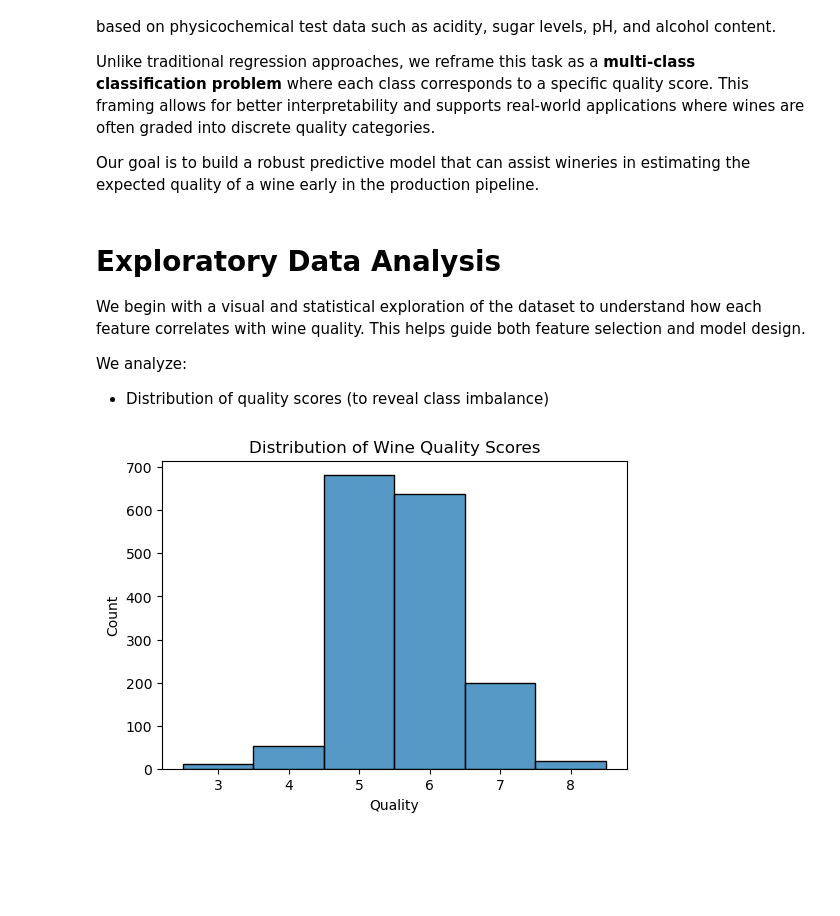
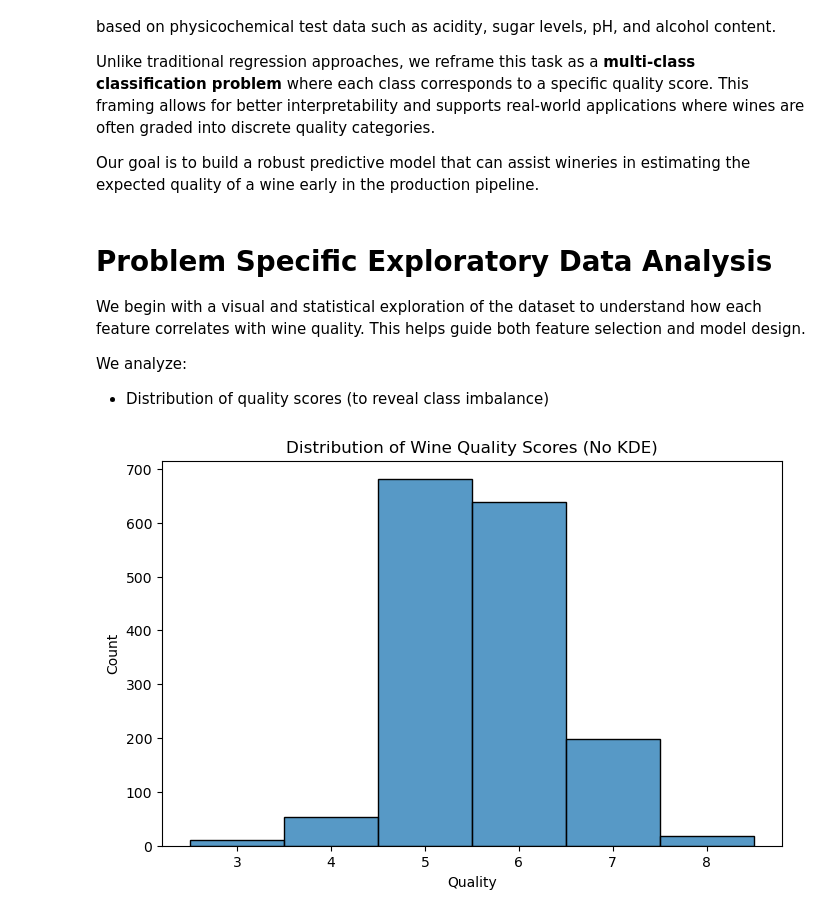
Before and after one commit to n24024/SC1015-miniproject, a Jupyter notebook: AK_final.ipynb, the cells around one changed output. Saved outputs shown, nothing was run; the diff lists cells and outputs as text; code cells hidden in the pictures; blank space fills up the shorter version.

```diff
--- a/AK_final.ipynb
+++ b/AK_final.ipynb
@@ -20,7 +20,7 @@ from xgboost import XGBClassifier
 # Load the dataset
 df = pd.read_csv("winequality-red.csv")
 # %% [markdown]
-# Exploratory Data Analysis
+# Problem Specific Exploratory Data Analysis
 
 We begin with a visual and statistical exploration of the dataset to understand how each feature correlates with wine quality. This helps guide both feature selection and model design.
 
@@ -28,11 +28,11 @@ We analyze:
 - Distribution of quality scores (to reveal class imbalance)
 # %%
 # Distribution
-plt.figure(figsize=(6, 4))
+plt.figure(figsize=(8, 5))
 sns.histplot(df['quality'], bins=range(3, 10), discrete=True)
-plt.title("Distribution of Wine Quality Scores")
+plt.title("Distribution of Wine Quality Scores (No KDE)")
 plt.xlabel("Quality")
 plt.ylabel("Count")
 plt.show()
 # %% [output]
-[figure, old version]
+[figure, new version]
```
Also changed, not shown: parts of 16 cells of this notebook, 1 other file.
